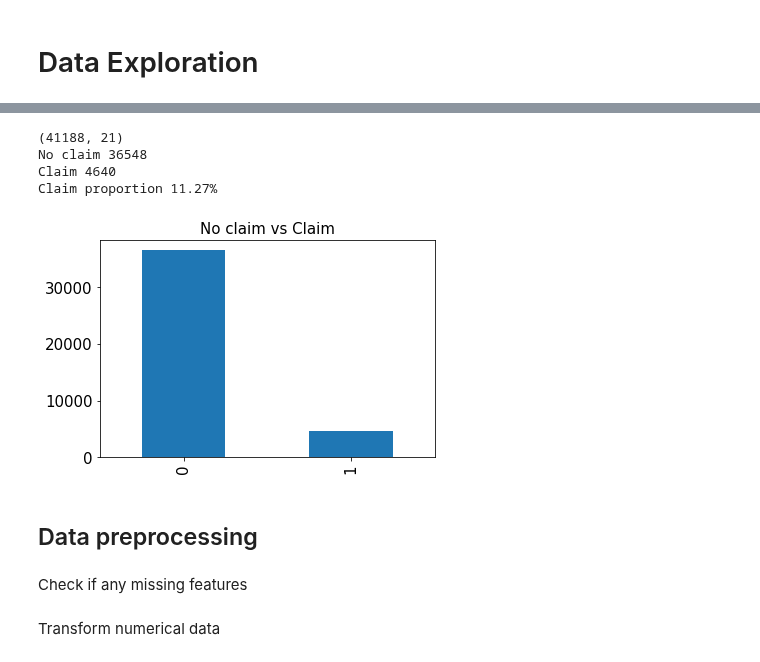
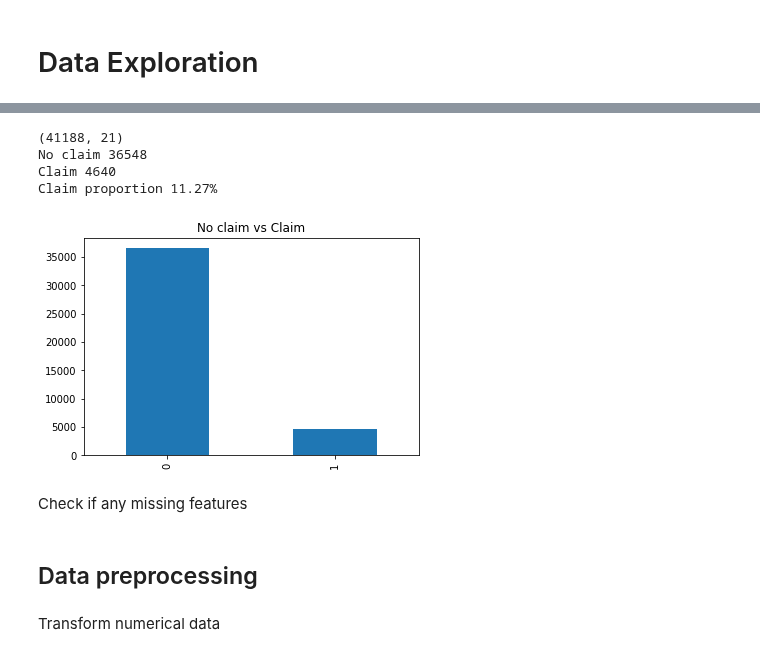
Before and after one commit to claredavies/MachineLearningCoursework, a Jupyter notebook: Assignment1/MLAssignment1KerrasUnbalancedData.ipynb, the cells around one changed output, grey strips where cells are left out. Cells and saved outputs as stored; diff of their text form; code cells hidden in the pictures.

```diff
--- a/Assignment1/MLAssignment1KerrasUnbalancedData.ipynb
+++ b/Assignment1/MLAssignment1KerrasUnbalancedData.ipynb
@@ -35,27 +52,22 @@ Saving bank-additional-full.csv to bank-additional-full (3).csv
 # %%
-print(df.shape)
-df.columns
-
 def percentage(part, whole):
   return 100 * float(part) / float(whole)
 
 df.rename(columns = {'y':'target'}, inplace = True)
 df['target'] = df.target.apply(lambda x: 1 if x == "yes" else 0)
 
 no_claim, claim = df.target.value_counts()
 print(f'No claim {no_claim}')
 print(f'Claim {claim}')
 print(f'Claim proportion {round(percentage(claim, claim + no_claim), 2)}%')
 
 df.target.value_counts().plot(kind="bar", title="No claim vs Claim");
 # %% [output]
 (41188, 21)
 No claim 36548
 Claim 4640
 Claim proportion 11.27%
-[figure, old version]
+[figure, new version]
-# %% [markdown]
-## Data preprocessing
 # %% [markdown]
 Check if any missing features
 # %%
@@ -65,5 +77,7 @@ for c in df.columns:
   m_count = df[df[c] == -1][c].count()
   if m_count > 0:
     print(f'{c} - {m_count} ({round(percentage(m_count, row_count), 3)}%) rows missing')
+# %% [markdown]
+## Data preprocessing
 # %% [markdown]
 Transform numerical data
```
Also changed, not shown: parts of 24 cells of this notebook.
